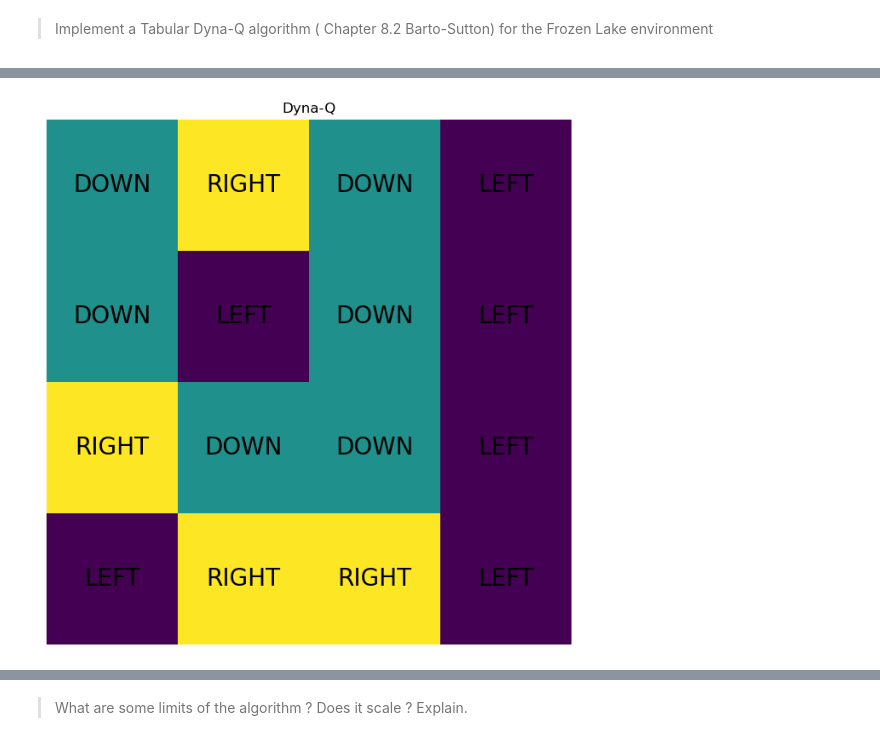
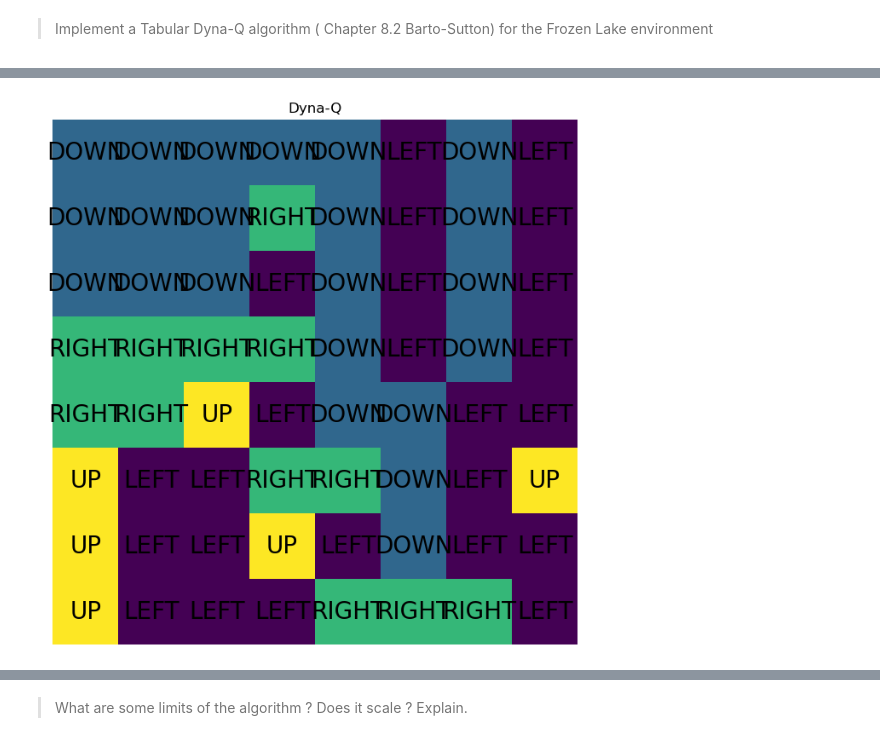
Before and after one commit to Dorin-D/m2-paris-saclay, a Jupyter notebook: reinforcement_learning/TP_3/TP_3.ipynb, the cells around one changed output, grey strips where cells are left out. Cells and saved outputs as stored; diff of their text form; code cells hidden in the pictures.

```diff
--- a/reinforcement_learning/TP_3/TP_3.ipynb
+++ b/reinforcement_learning/TP_3/TP_3.ipynb
@@ -588,7 +606,7 @@ class DynaAgent:
             s2 = int(s2)
             self.update_value(s1,a1,r1,s2)
 # %%
-env = utils.WithSnapshots(gym.make("FrozenLake-v1",map_name="4x4",
+env = utils.WithSnapshots(gym.make("FrozenLake-v1",map_name="8x8",
                              render_mode="ansi",
                              max_episode_steps=500,
                              is_slippery=False),)
@@ -598,7 +616,7 @@ alpha = 0.1
 gamma = 0.99
 agent = DynaAgent(env, epsilon, alpha, gamma)
 n_steps = 50
-for i in range(2000):
+for i in range(20000):
     action = agent.choose()
     reward,is_done, current_state, action, reward, next_state = agent.observe(action)
     agent.update_model(current_state, action, reward, next_state)
@@ -646,8 +648,8 @@ print(agent.model)
 # %%
 # display
-display_policy(agent.q, id_to_action, figsize=(8,8), title="Dyna-Q", map_size=4)
+display_policy(agent.q, id_to_action, figsize=(8,8), title="Dyna-Q", map_size=8)
 # %% [output]
-[figure, old version]
+[figure, new version]
 # %%
 # render optimal policy
 
```
Also changed, not shown: parts of 19 cells of this notebook, 3 other files.
